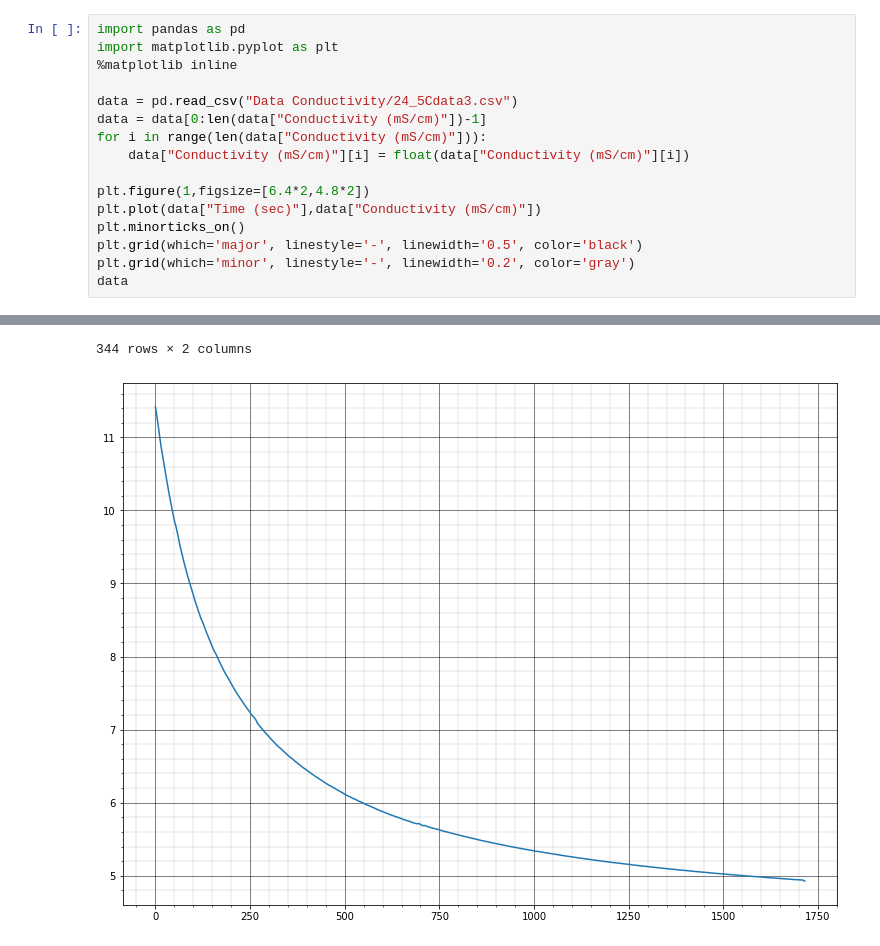
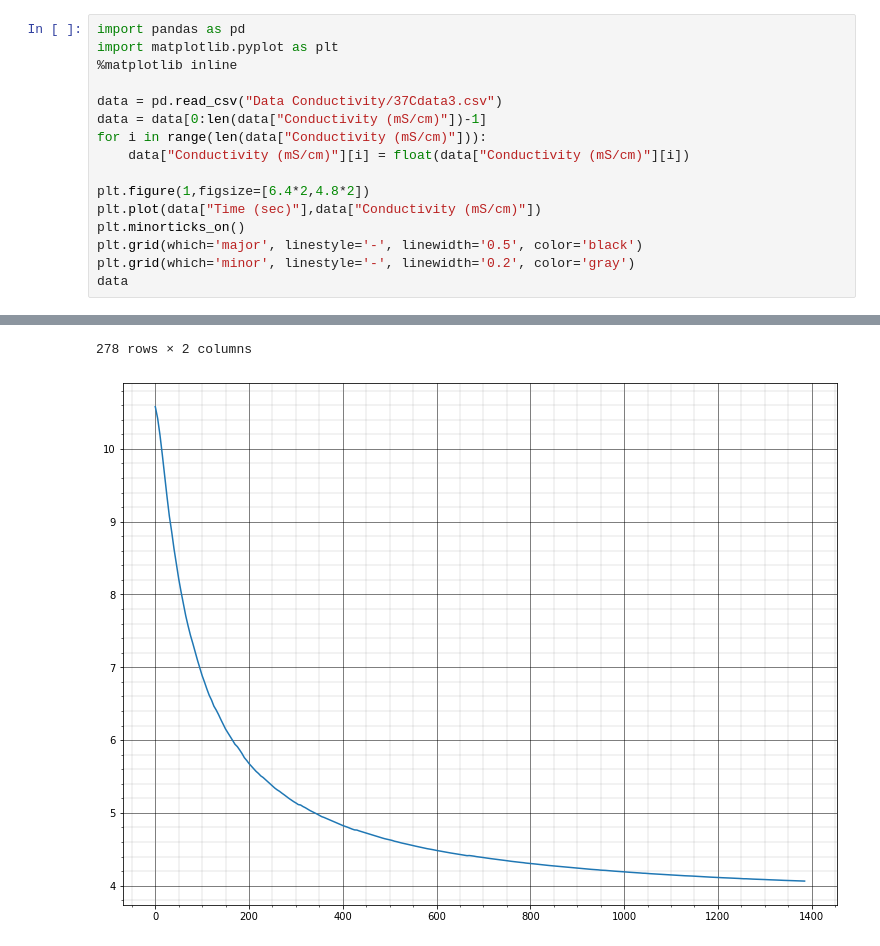
Before and after one commit to Nachreld/EthylAcetate, a Jupyter notebook: Conductivity to Concentration.ipynb, the cells around one changed output, grey strips where cells are left out. Saved outputs shown, nothing was run; the diff lists cells and outputs as text.

Commit message:
Added today's data

```diff
--- a/Conductivity to Concentration.ipynb
+++ b/Conductivity to Concentration.ipynb
@@ -3,7 +3,7 @@ import pandas as pd
 import matplotlib.pyplot as plt
 %matplotlib inline
 
-data = pd.read_csv("Data Conductivity/24_5Cdata3.csv")
+data = pd.read_csv("Data Conductivity/37Cdata3.csv")
 data = data[0:len(data["Conductivity (mS/cm)"])-1]
 for i in range(len(data["Conductivity (mS/cm)"])):
     data["Conductivity (mS/cm)"][i] = float(data["Conductivity (mS/cm)"][i])
@@ -35,5 +35,5 @@ data
-344 rows × 2 columns
+278 rows × 2 columns
-[figure, old version]
+[figure, new version]
 # %%
 import numpy as np
 from scipy.optimize import fsolve
```
Also changed, not shown: parts of 2 cells of this notebook, 7 other files.
